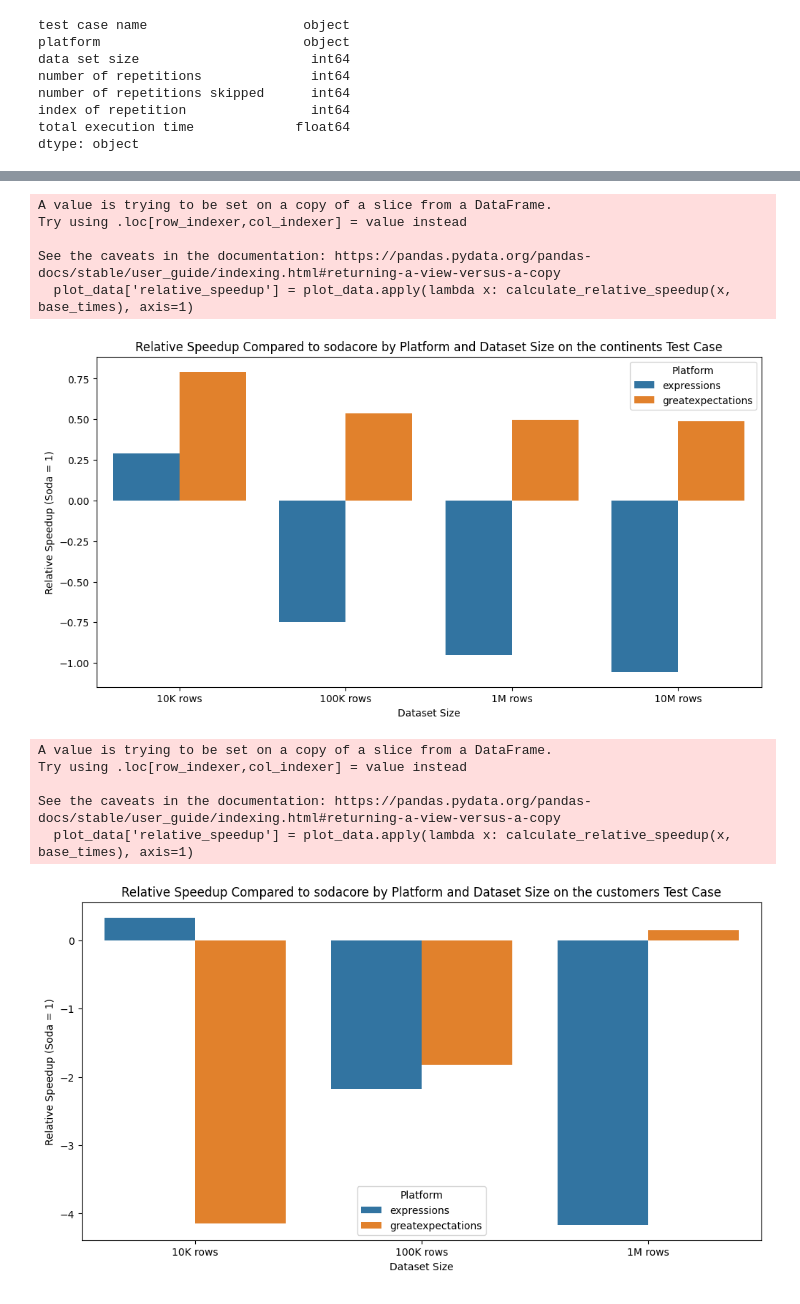
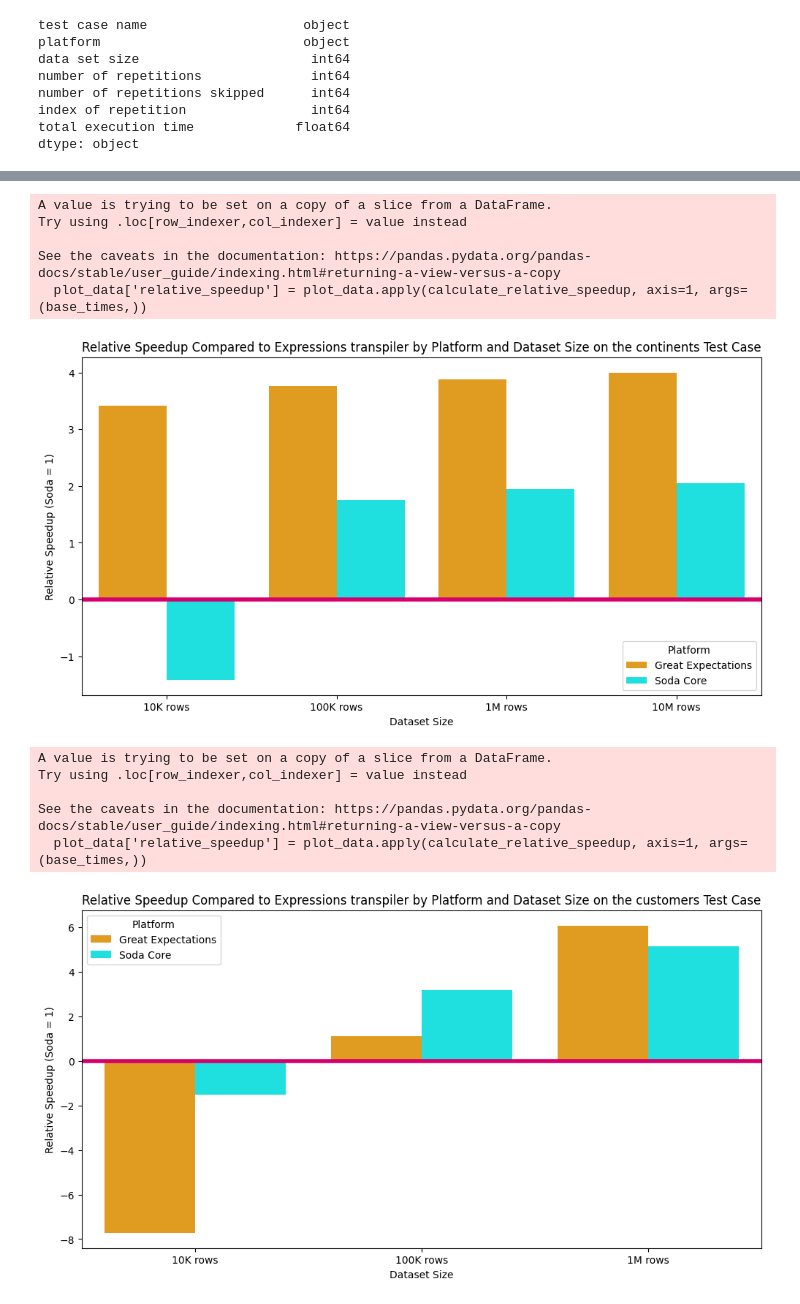
Before and after one commit to zdenecek/bachelor-thesis, a Jupyter notebook: result-analysis/analysis.ipynb, the cells around one changed output, grey strips where cells are left out. Saved outputs shown, nothing was run; the diff lists cells and outputs as text; code cells hidden in the pictures.

```diff
--- a/result-analysis/analysis.ipynb
+++ b/result-analysis/analysis.ipynb
@@ -71,10 +74,13 @@ os.makedirs('plots', exist_ok=True)
 def save_plot(plot, file_name):
     path = os.path.join('plots', file_name) + '.png'
     plot.savefig(path, dpi=300,  bbox_inches='tight')
+
+def save_table(table, filename):
+    path = os.path.join('plots', filename) + '.tex'
+    table.to_latex(path, index=False)
 # %%
 # Create bar plot with 95% confidence intervals
 
-# pretty print the dataset size
 def pretty_print_dataset_size(s):
     # convert 1000 to 1K etc.
     return str(s)[::-1].replace('000000', 'M').replace('000', 'K')[::-1] + ' rows'
@@ -103,9 +109,6 @@ def barplot_err(x, y, xerr=None, yerr=None, data=None, **kwargs):
 
     return _ax
 
-
-# Plot the data
-
 test_cases = [
               'continents',
               'customers'
@@ -114,8 +117,17 @@ test_cases = [
 # Create a plot for each dataset size
 for case in test_cases:
     data = aggregate_data[aggregate_data['test case name'] == case]
+
+    table = data.sort_values(by='data set size')
+    table.drop(columns=['test case name', 'count', 'data set size'], inplace=True)
+    table.rename(columns={'dataset_label': 'data set', "mean_execution_time": "mean execution time (s)", "std_deviation": "standard deviation (s)"}, inplace=True)
+    table = table[['data set'] + [col for col in table if col != 'data set']]
+
+    save_table(table, 'execution_time_comparison_' + case)
+
+
     plt.plot(figsize=(14,10))
-    chart = barplot_err(x="data set size", y="mean_execution_time", yerr="std_deviation", hue="platform",
+    chart = barplot_err(x="data set size", y="mean_execution_time", yerr="std_deviation", hue="platform", palette=palette,
     data=data, ax=plt.gca())
     chart.set_xticklabels(data.dataset_label)
 
@@ -132,49 +144,50 @@ for case in test_cases:
 # %%
 def calculate_relative_speedup(row, base_times):
-    if row['data set size'] in base_times:
-        # Calculate as inverse of the ratio, subtract from 1 to switch signs
-        return 1 - (row['mean_execution_time'] / base_times[row['data set size']])
-    else:
-        return np.nan  # Handle missing 'sodacore' data safely
+    base_time = base_times.get(row['data set size'])
+    if base_time is not None:
+        speedup = base_time / row['mean_execution_time']
+        if speedup < 1:
+            return -1 / speedup
+        return speedup
+    return np.nan
 
-
-base_platform = 'sodacore'
+base_platform = 'Expressions transpiler'
 test_cases = [ 'continents', 'customers' ]
 
-# Create a plot for each dataset size
+# Create a plot and a table for each dataset size
 for case in test_cases:
 
     plot_data = aggregate_data[aggregate_data['test case name'] == case]
-
-    # Calculate the mean execution time for 'soda' for each data set size
     base_times = plot_data[plot_data['platform'] == base_platform].set_index('data set size')['mean_execution_time']
-
-    # Calculate relative speedup (soda time / other platform time)
-    plot_data['relative_speedup'] = plot_data.apply(lambda x: calculate_relative_speedup(x, base_times), axis=1)
-    # Remove soda data from the DataFrame for plotting
-
+    plot_data['relative_speedup'] = plot_data.apply(calculate_relative_speedup, axis=1, args=(base_times,))
     plot_data = plot_data[plot_data['platform'] != base_platform]
 
+    table = plot_data.sort_values(by='data set size')
+    table.drop(columns=['test case name', 'count', 'data set size', 'mean_execution_time', "std_deviation"], inplace=True)
+    table.rename(columns={'dataset_label': 'data set', "relative_speedup": "speedup relative to Soda Core"}, inplace=True)
+    table = table[['data set'] + [col for col in table if col != 'data set']]
+    save_table(table, 'relative_time_comparison_' + case)
 
     plt.figure(figsize=(12, 6))
-    chart = sns.barplot(data=plot_data, x='data set size', y='relative_speedup', hue='platform')
+    chart = sns.barplot(data=plot_data, x='data set size', y='relative_speedup', hue='platform', palette=palette)
     plt.title(f"Relative Speedup Compared to {base_platform} by Platform and Dataset Size on the {case} Test Case")
     plt.ylabel('Relative Speedup (Soda = 1)')
     plt.xlabel('Dataset Size')
+    plt.axhline(0, color='#D6006D', linewidth=4)
     chart.set_xticklabels(plot_data.dataset_label)
     plt.legend(title='Platform')
     save_plot(plt, 'relative_speedup_comparison_' + case)
     plt.show()
 # %% [output]
 A value is trying to be set on a copy of a slice from a DataFrame.
 Try using .loc[row_indexer,col_indexer] = value instead
 
 See the caveats in the documentation: https://pandas.pydata.org/pandas-docs/stable/user_guide/indexing.html#returning-a-view-versus-a-copy
-  plot_data['relative_speedup'] = plot_data.apply(lambda x: calculate_relative_speedup(x, base_times), axis=1)
+  plot_data['relative_speedup'] = plot_data.apply(calculate_relative_speedup, axis=1, args=(base_times,))
-[figure, old version]
+[figure, new version]
 A value is trying to be set on a copy of a slice from a DataFrame.
 Try using .loc[row_indexer,col_indexer] = value instead
 
 See the caveats in the documentation: https://pandas.pydata.org/pandas-docs/stable/user_guide/indexing.html#returning-a-view-versus-a-copy
-  plot_data['relative_speedup'] = plot_data.apply(lambda x: calculate_relative_speedup(x, base_times), axis=1)
+  plot_data['relative_speedup'] = plot_data.apply(calculate_relative_speedup, axis=1, args=(base_times,))
-[figure, old version]
+[figure, new version]
```
Also changed, not shown: parts of 3 cells of this notebook, 23 other files.
